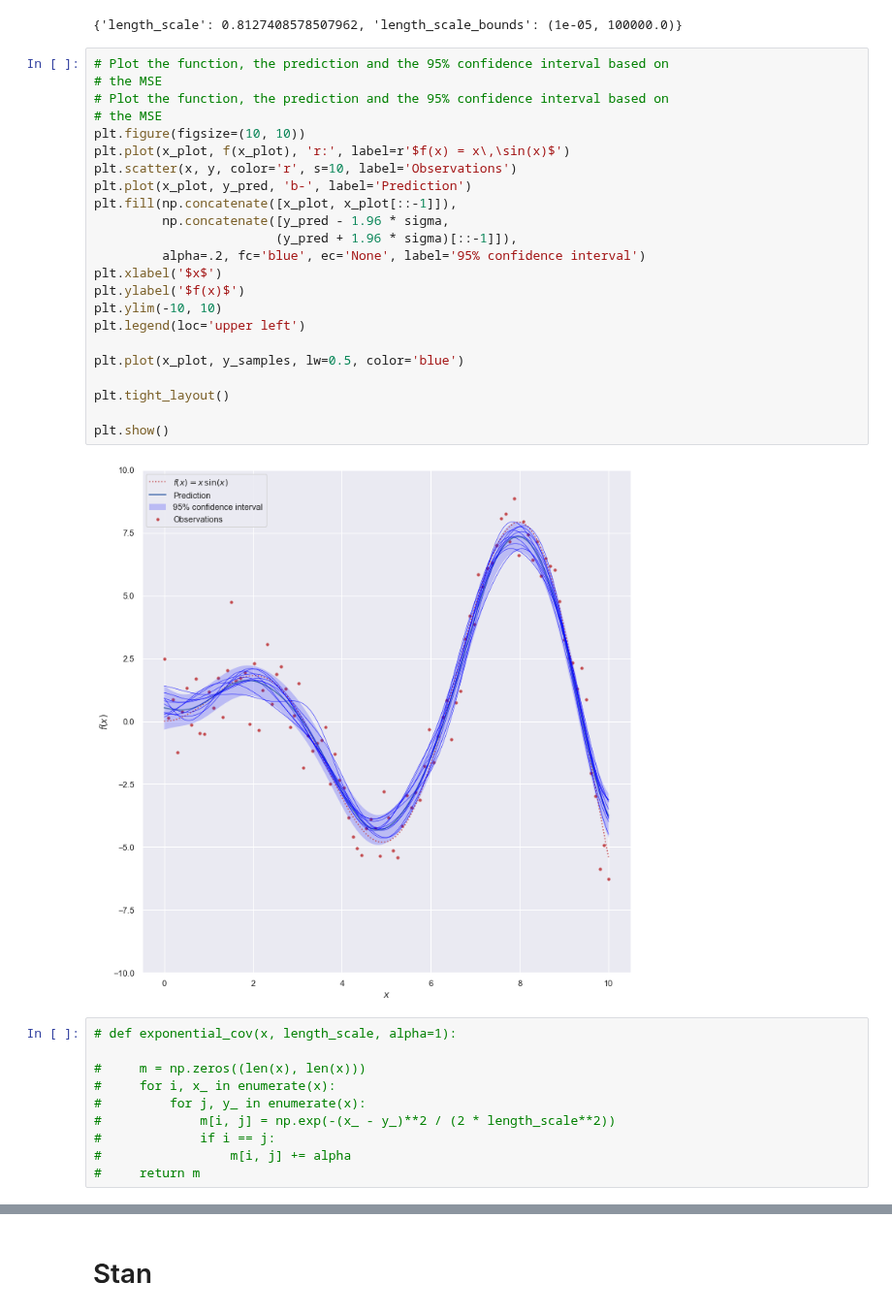
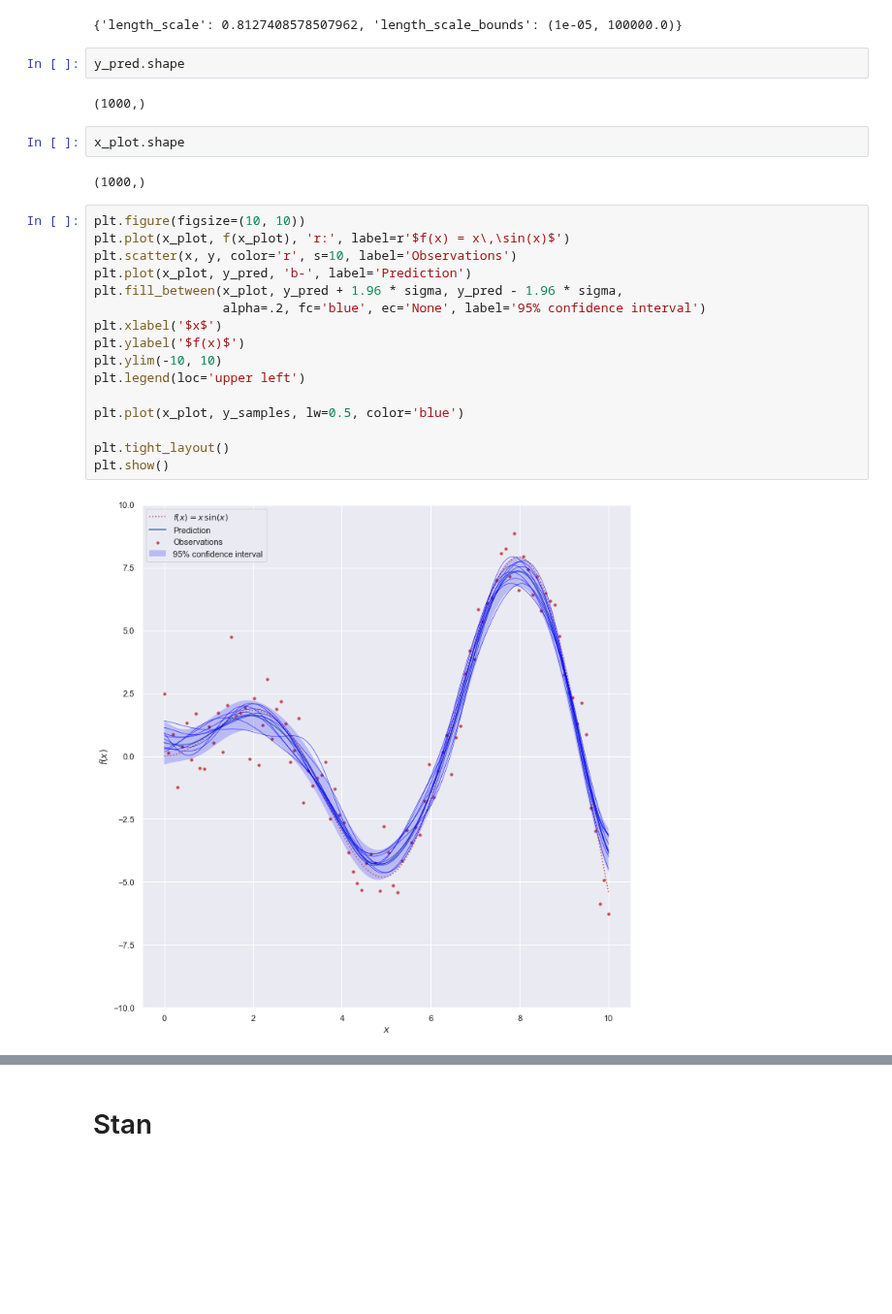
Before and after one commit to AurelienNioche/TransformedGP, a Jupyter notebook: gaussian_process.ipynb, the cells around one changed output, grey strips where cells are left out. Shown at 97% size. Cells and saved outputs as stored; diff of their text form; blank space fills up the shorter version.

```diff
--- a/gaussian_process.ipynb
+++ b/gaussian_process.ipynb
@@ -125,38 +128,29 @@ gp.get_params()
 gp.kernel_.get_params()
 # %% [output]
 {'length_scale': 0.8127408578507962, 'length_scale_bounds': (1e-05, 100000.0)}
+# %%
+y_pred.shape
+# %% [output]
+(1000,)
+# %%
+x_plot.shape
+# %% [output]
+(1000,)
 # %%
-# Plot the function, the prediction and the 95% confidence interval based on
-# the MSE
-# Plot the function, the prediction and the 95% confidence interval based on
-# the MSE
 plt.figure(figsize=(10, 10))
 plt.plot(x_plot, f(x_plot), 'r:', label=r'$f(x) = x\,\sin(x)$')
 plt.scatter(x, y, color='r', s=10, label='Observations')
 plt.plot(x_plot, y_pred, 'b-', label='Prediction')
-plt.fill(np.concatenate([x_plot, x_plot[::-1]]),
-         np.concatenate([y_pred - 1.96 * sigma,
-                        (y_pred + 1.96 * sigma)[::-1]]),
-         alpha=.2, fc='blue', ec='None', label='95% confidence interval')
+plt.fill_between(x_plot, y_pred + 1.96 * sigma, y_pred - 1.96 * sigma,
+                 alpha=.2, fc='blue', ec='None', label='95% confidence interval')
 plt.xlabel('$x$')
 plt.ylabel('$f(x)$')
 plt.ylim(-10, 10)
 plt.legend(loc='upper left')
 
 plt.plot(x_plot, y_samples, lw=0.5, color='blue')
 
 plt.tight_layout()
-
 plt.show()
 # %% [output]
-[figure, old version]
+[figure, new version]
-# %%
-# def exponential_cov(x, length_scale, alpha=1):
-
-#     m = np.zeros((len(x), len(x)))
-#     for i, x_ in enumerate(x):
-#         for j, y_ in enumerate(x):
-#             m[i, j] = np.exp(-(x_ - y_)**2 / (2 * length_scale**2))
-#             if i == j:
-#                 m[i, j] += alpha
-#     return m
```
Also changed, not shown: parts of 20 cells of this notebook, 1 other file.
